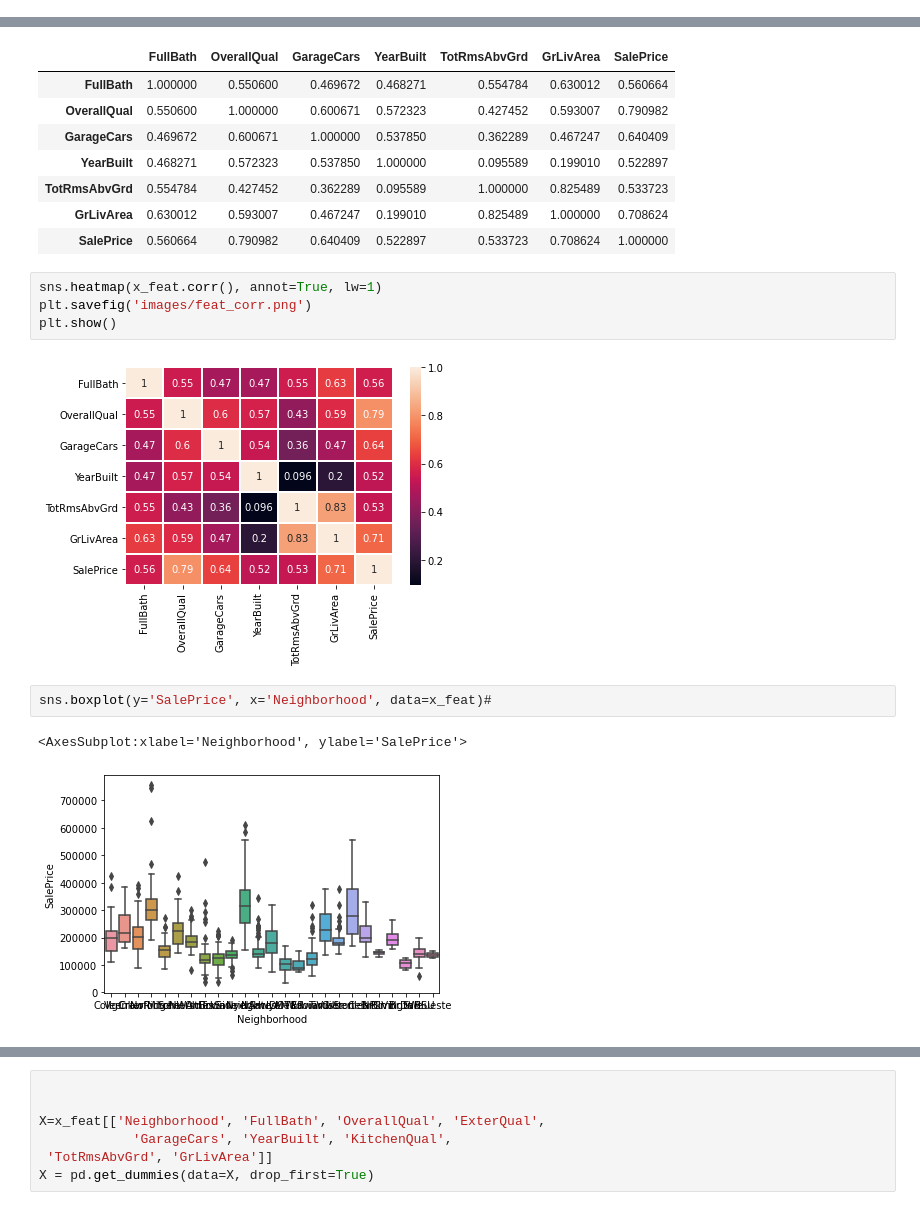
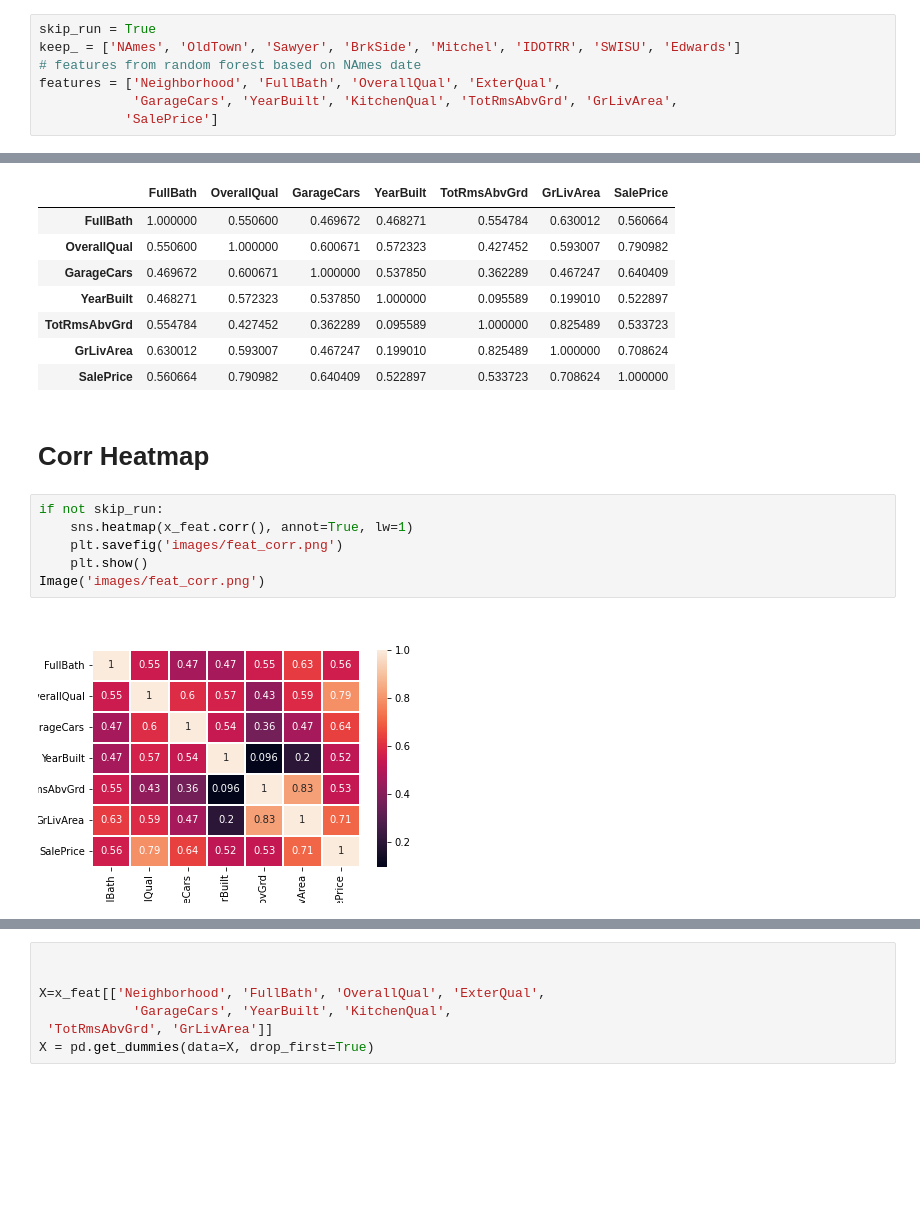
Before and after one commit to ValleyRobotics/ames_data_project, a Jupyter notebook: lr_ames_model.ipynb, the cells around one changed output, grey strips where cells are left out. Saved outputs shown, nothing was run; the diff lists cells and outputs as text; blank space fills up the shorter version.

```diff
--- a/lr_ames_model.ipynb
+++ b/lr_ames_model.ipynb
@@ -53,0 +66,7 @@ import matplotlib.pyplot as plt
+# %%
+skip_run = True
+keep_ = ['NAmes', 'OldTown', 'Sawyer', 'BrkSide', 'Mitchel', 'IDOTRR', 'SWISU', 'Edwards']
+# features from random forest based on NAmes date
+features = ['Neighborhood', 'FullBath', 'OverallQual', 'ExterQual',
+            'GarageCars', 'YearBuilt', 'KitchenQual', 'TotRmsAbvGrd', 'GrLivArea',
+           'SalePrice']
@@ -114,14 +132,13 @@ x_feat.corr()
 | TotRmsAbvGrd | 0.554784 | 0.427452 | 0.362289 | 0.095589 | 1.000000 | 0.825489 | 0.533723 |
 | GrLivArea | 0.630012 | 0.593007 | 0.467247 | 0.199010 | 0.825489 | 1.000000 | 0.708624 |
 | SalePrice | 0.560664 | 0.790982 | 0.640409 | 0.522897 | 0.533723 | 0.708624 | 1.000000 |
+# %% [markdown]
+# Corr Heatmap
 # %%
-sns.heatmap(x_feat.corr(), annot=True, lw=1)
-plt.savefig('images/feat_corr.png')
-plt.show()
+if not skip_run:
+    sns.heatmap(x_feat.corr(), annot=True, lw=1)
+    plt.savefig('images/feat_corr.png')
+    plt.show()
+Image('images/feat_corr.png')
 # %% [output]
-[figure, old version]
+[figure, new version]
-# %%
-sns.boxplot(y='SalePrice', x='Neighborhood', data=x_feat)#
-# %% [output]
-<AxesSubplot:xlabel='Neighborhood', ylabel='SalePrice'>
-[figure, removed]
```
Also changed, not shown: parts of 55 cells of this notebook, 30 other files.
